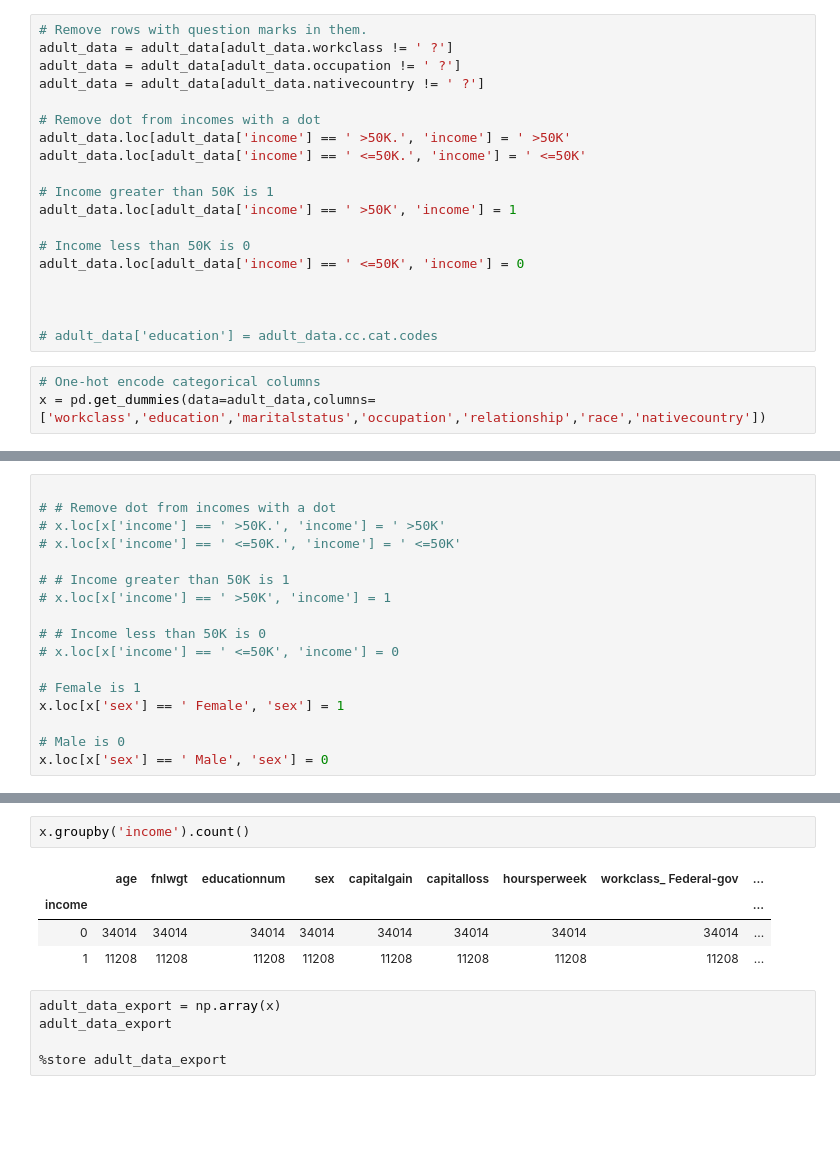
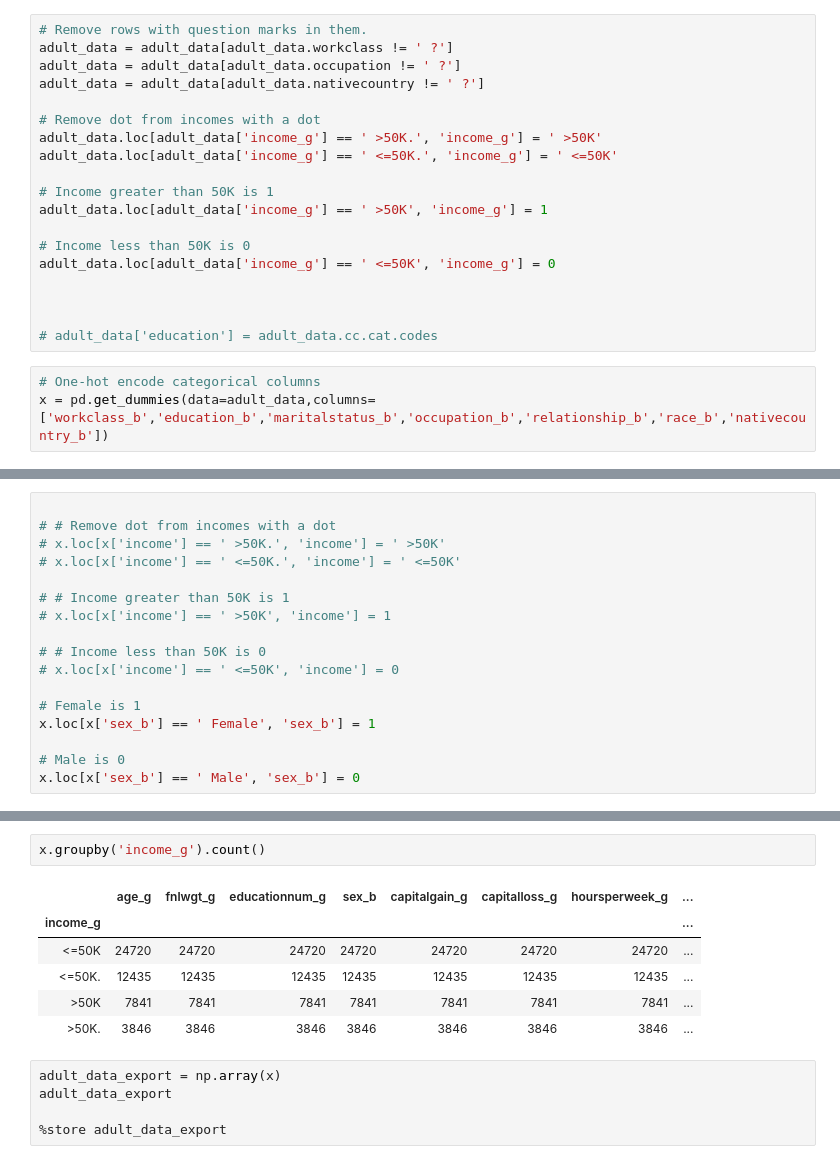
Before and after one commit to MrHarshPatel/comp-551-mini-project-1, a Jupyter notebook: data_preprocessing/adult_data.ipynb, the cells around one changed output, grey strips where cells are left out. Drawn from its saved outputs; the diff is of its cells as text; blank space fills up the shorter version.

```diff
--- a/data_preprocessing/adult_data.ipynb
+++ b/data_preprocessing/adult_data.ipynb
@@ -27,21 +27,21 @@ adult_data = adult_data[adult_data.occupation != ' ?']
 adult_data = adult_data[adult_data.nativecountry != ' ?']
 
 # Remove dot from incomes with a dot
-adult_data.loc[adult_data['income'] == ' >50K.', 'income'] = ' >50K'
-adult_data.loc[adult_data['income'] == ' <=50K.', 'income'] = ' <=50K'
+adult_data.loc[adult_data['income_g'] == ' >50K.', 'income_g'] = ' >50K'
+adult_data.loc[adult_data['income_g'] == ' <=50K.', 'income_g'] = ' <=50K'
 
 # Income greater than 50K is 1
-adult_data.loc[adult_data['income'] == ' >50K', 'income'] = 1
+adult_data.loc[adult_data['income_g'] == ' >50K', 'income_g'] = 1
 
 # Income less than 50K is 0
-adult_data.loc[adult_data['income'] == ' <=50K', 'income'] = 0
+adult_data.loc[adult_data['income_g'] == ' <=50K', 'income_g'] = 0
 
 
 
 # adult_data['education'] = adult_data.cc.cat.codes
 # %%
 # One-hot encode categorical columns
-x = pd.get_dummies(data=adult_data,columns=['workclass','education','maritalstatus','occupation','relationship','race','nativecountry'])
+x = pd.get_dummies(data=adult_data,columns=['workclass_b','education_b','maritalstatus_b','occupation_b','relationship_b','race_b','nativecountry_b'])
 # %%
 display(x)
 # %% [output]
@@ -71,10 +71,10 @@ display(x)
 # x.loc[x['income'] == ' <=50K', 'income'] = 0
 
 # Female is 1
-x.loc[x['sex'] == ' Female', 'sex'] = 1
+x.loc[x['sex_b'] == ' Female', 'sex_b'] = 1
 
 # Male is 0
-x.loc[x['sex'] == ' Male', 'sex'] = 0
+x.loc[x['sex_b'] == ' Male', 'sex_b'] = 0
 # %%
 x
 # %% [output]
@@ -94,10 +94,12 @@ x
 # %%
-x.groupby('income').count()
+x.groupby('income_g').count()
 # %% [output]
-|  | age | fnlwgt | educationnum | sex | capitalgain | capitalloss | hoursperweek | workclass_ Federal-gov | ... |
-| income |  |  |  |  |  |  |  |  | ... |
-| 0 | 34014 | 34014 | 34014 | 34014 | 34014 | 34014 | 34014 | 34014 | ... |
-| 1 | 11208 | 11208 | 11208 | 11208 | 11208 | 11208 | 11208 | 11208 | ... |
+|  | age_g | fnlwgt_g | educationnum_g | sex_b | capitalgain_g | capitalloss_g | hoursperweek_g | ... |
+| income_g |  |  |  |  |  |  |  | ... |
+| <=50K | 24720 | 24720 | 24720 | 24720 | 24720 | 24720 | 24720 | ... |
+| <=50K. | 12435 | 12435 | 12435 | 12435 | 12435 | 12435 | 12435 | ... |
+| >50K | 7841 | 7841 | 7841 | 7841 | 7841 | 7841 | 7841 | ... |
+| >50K. | 3846 | 3846 | 3846 | 3846 | 3846 | 3846 | 3846 | ... |
 # %%
 adult_data_export = np.array(x)
 adult_data_export
```
Also changed, not shown: parts of 10 cells of this notebook, 2 other files.
